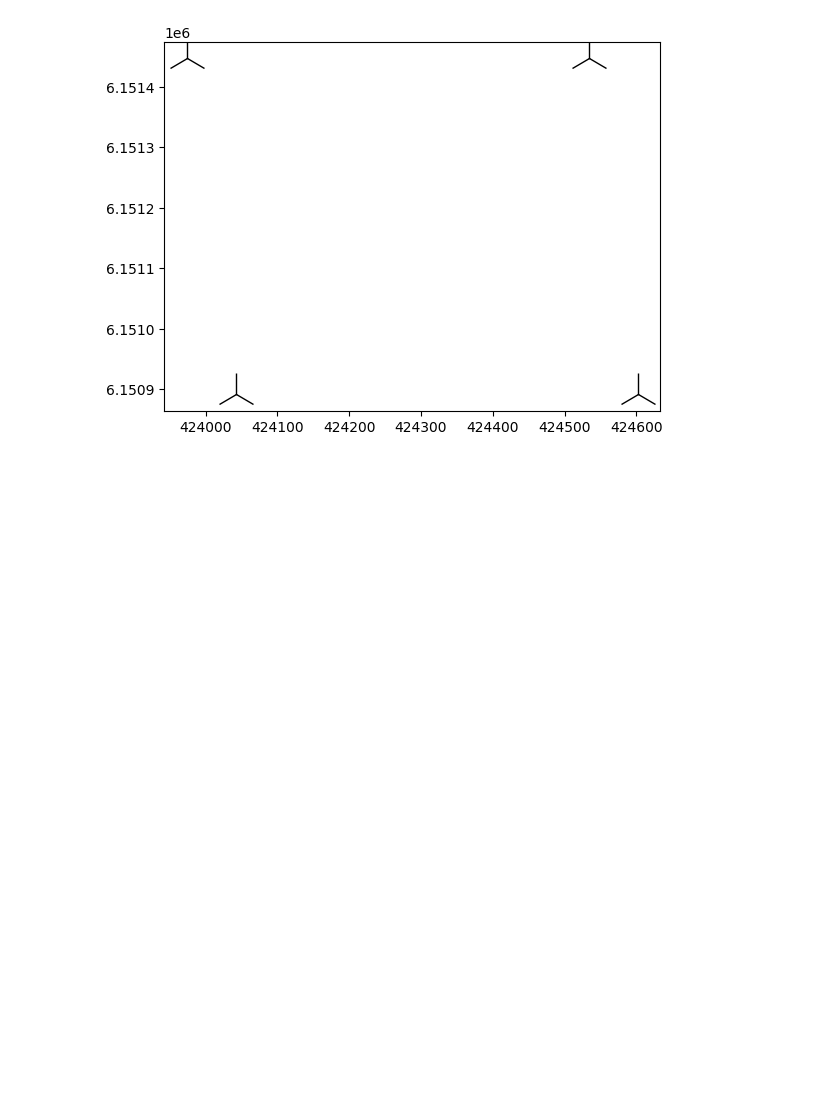
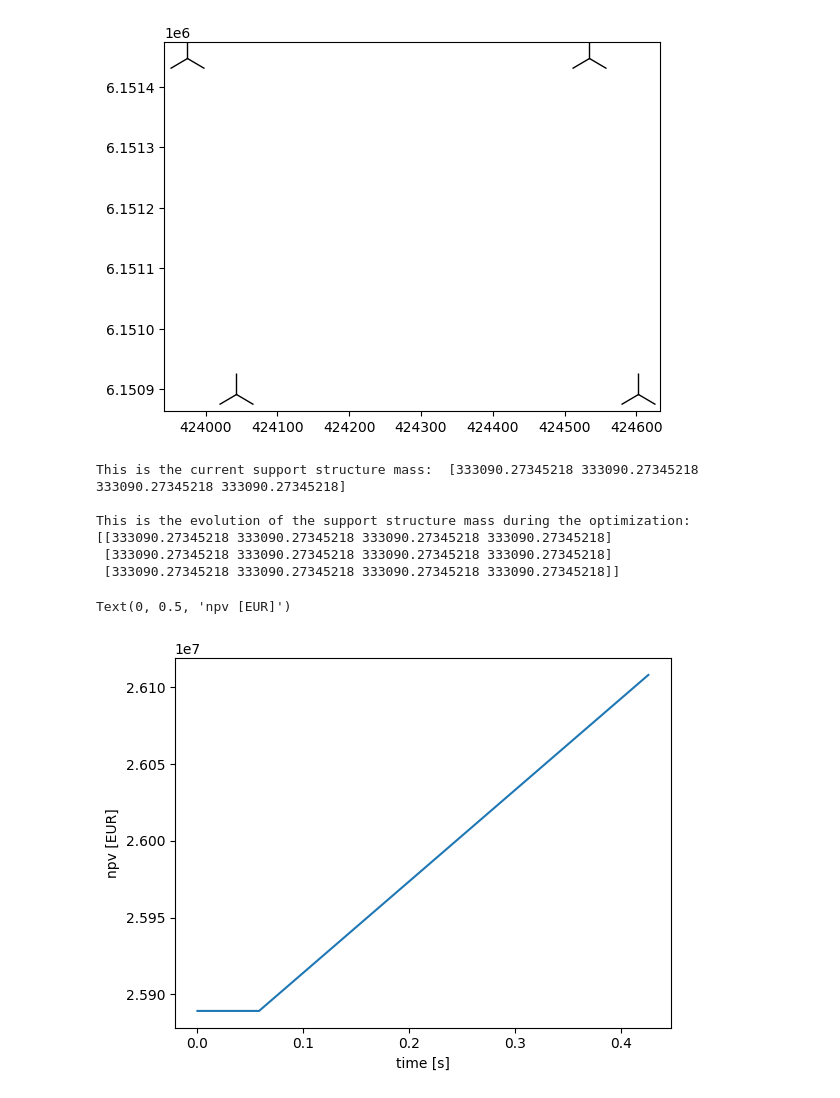
Before and after one commit to mifm/examples, a Jupyter notebook: bsc_example.ipynb, the cells around one changed output. Saved outputs shown, nothing was run; the diff lists cells and outputs as text; code cells hidden in the pictures; blank space fills up the shorter version.

```diff
--- a/bsc_example.ipynb
+++ b/bsc_example.ipynb
@@ -226,3 +244,20 @@ plt.plot(x_init, y_init, '2k', markersize=30)
 # %% [output]
 [<matplotlib.lines.Line2D at 0x...>]
 [figure]
+# %%
+## ACCESSING DATA
+
+print('This is the current support structure mass: ', problem['support_structure_mass'], '\n')
+print('This is the evolution of the support structure mass during the optimization: ', recorder['support_structure_mass'], '\n')
+fig = plt.figure()
+plt.plot(recorder['timestamp']-recorder['timestamp'][0], recorder['npv'])
+plt.xlabel("time [s]")
+plt.ylabel("npv [EUR]")
+# %% [output]
+This is the current support structure mass:  [333090.27345218 333090.27345218 333090.27345218 333090.27345218]
+
+This is the evolution of the support structure mass during the optimization:  [[333090.27345218 333090.27345218 333090.27345218 333090.27345218]
+ [333090.27345218 333090.27345218 333090.27345218 333090.27345218]
+ [333090.27345218 333090.27345218 333090.27345218 333090.27345218]]
+Text(0, 0.5, 'npv [EUR]')
+[figure, added]
```
Also changed, not shown: parts of 1 cell of this notebook.
